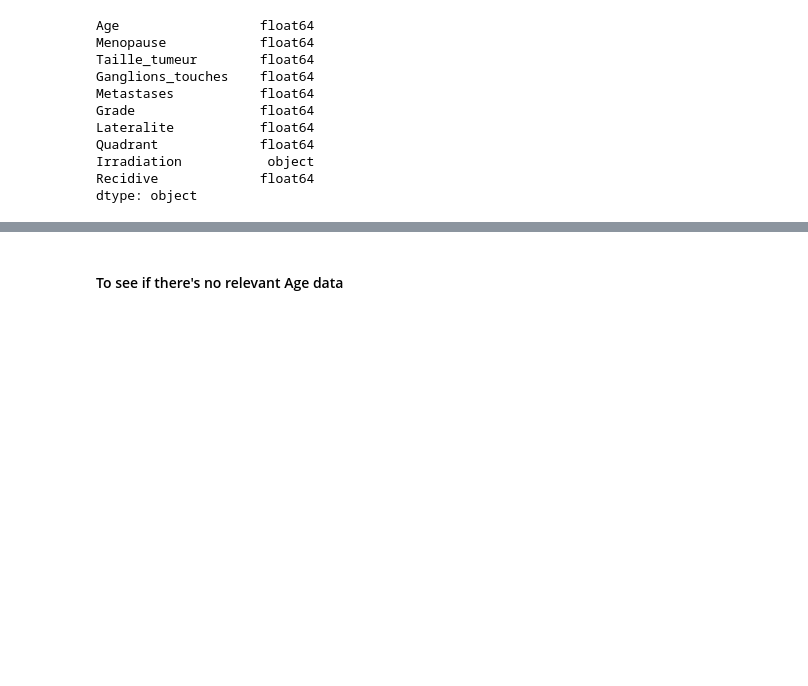
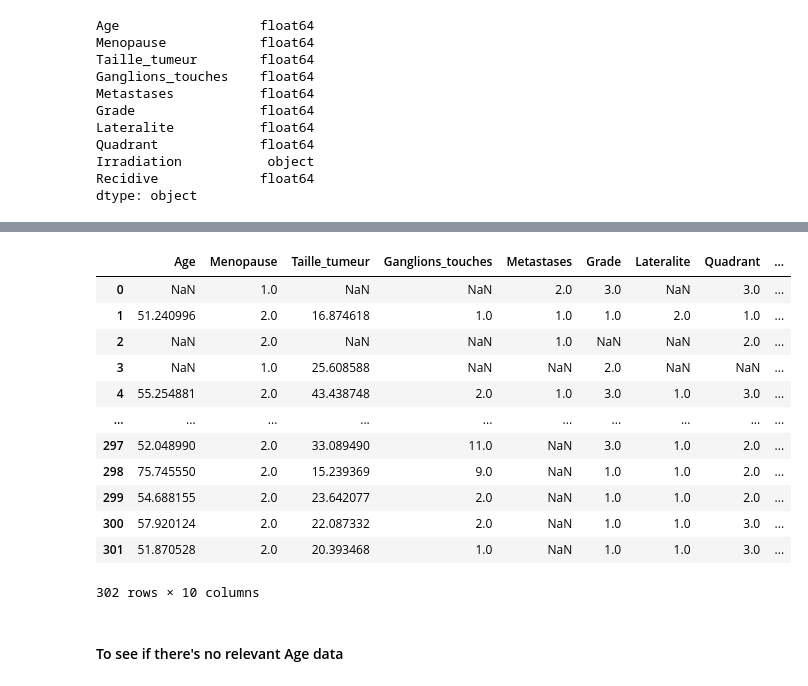
Before and after one commit to dev-byTN/Cancer_Model-Project, a Jupyter notebook: Python_Analysis.ipynb, the cells around one changed output, grey strips where cells are left out. Saved outputs shown, nothing was run; the diff lists cells and outputs as text; code cells hidden in the pictures; blank space fills up the shorter version.

```diff
--- a/Python_Analysis.ipynb
+++ b/Python_Analysis.ipynb
@@ -38,3 +52,19 @@ dtype: object
+# %%
+dt
+# %% [output]
+|  | Age | Menopause | Taille_tumeur | Ganglions_touches | Metastases | Grade | Lateralite | Quadrant | ... |
+| 0 | NaN | 1.0 | NaN | NaN | 2.0 | 3.0 | NaN | 3.0 | ... |
+| 1 | 51.240996 | 2.0 | 16.874618 | 1.0 | 1.0 | 1.0 | 2.0 | 1.0 | ... |
+| 2 | NaN | 2.0 | NaN | NaN | 1.0 | NaN | NaN | 2.0 | ... |
+| 3 | NaN | 1.0 | 25.608588 | NaN | NaN | 2.0 | NaN | NaN | ... |
+| 4 | 55.254881 | 2.0 | 43.438748 | 2.0 | 1.0 | 3.0 | 1.0 | 3.0 | ... |
+| ... | ... | ... | ... | ... | ... | ... | ... | ... | ... |
+| 297 | 52.048990 | 2.0 | 33.089490 | 11.0 | NaN | 3.0 | 1.0 | 2.0 | ... |
+| 298 | 75.745550 | 2.0 | 15.239369 | 9.0 | NaN | 1.0 | 1.0 | 2.0 | ... |
+| 299 | 54.688155 | 2.0 | 23.642077 | 2.0 | NaN | 1.0 | 1.0 | 2.0 | ... |
+| 300 | 57.920124 | 2.0 | 22.087332 | 2.0 | NaN | 1.0 | 1.0 | 3.0 | ... |
+| 301 | 51.870528 | 2.0 | 20.393468 | 1.0 | NaN | 1.0 | 1.0 | 3.0 | ... |
+302 rows × 10 columns
 # %% [markdown]
 <h4>To see if there's no relevant Age data</h4>
 # %%
```
Also changed, not shown: parts of 10 cells of this notebook.
